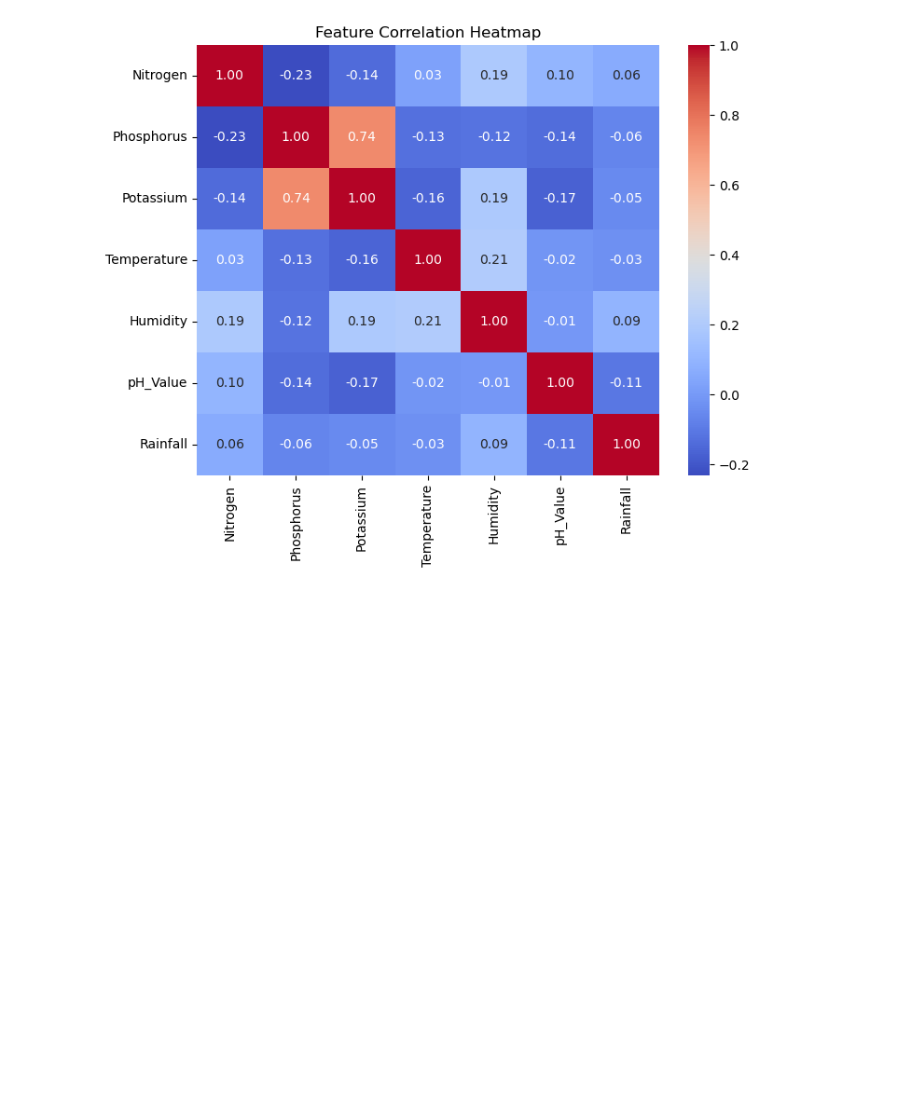
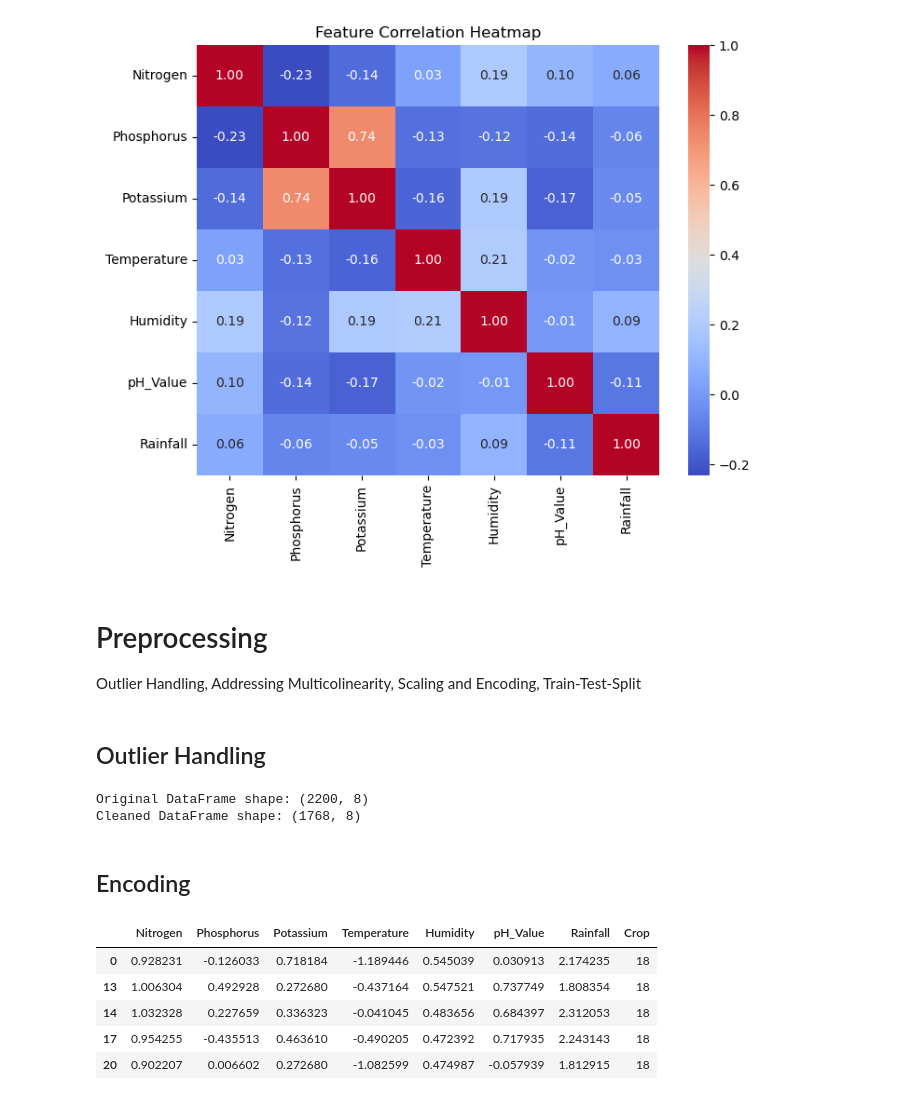
Before and after one commit to Johnnysnipes90/Crop-Recommendation-System, a Jupyter notebook: notebooks/Load and Explore.ipynb, the cells around one changed output. Saved outputs shown, nothing was run; the diff lists cells and outputs as text; code cells hidden in the pictures; blank space fills up the shorter version.

Commit message:
preprocessing

```diff
--- a/notebooks/Load and Explore.ipynb
+++ b/notebooks/Load and Explore.ipynb
@@ -234,3 +234,68 @@ plt.title("Feature Correlation Heatmap")
 plt.show()
 # %% [output]
 [figure]
+# %% [markdown]
+# Preprocessing
+Outlier Handling, Addressing Multicolinearity, Scaling and Encoding, Train-Test-Split
+# %% [markdown]
+## Outlier Handling
+# %%
+def remove_outliers(df, threshold=1.5):
+    """
+    Remove outliers from a DataFrame using the IQR method.
+
+    Parameters:
+        df (pd.DataFrame): The DataFrame containing the data.
+        threshold (float): The multiplier for the IQR to define outlier boundaries.
+
+    Returns:
+        pd.DataFrame: A new DataFrame with outliers removed.
+    """
+    # Automatically select numeric columns
+    numeric_cols = df.select_dtypes(include=['number']).columns
+
+    # Create a copy of the DataFrame to avoid modifying the original
+    filtered_df = df.copy()
+
+    for col in numeric_cols:
+        # Calculate Q1 (25th percentile) and Q3 (75th percentile)
+        Q1 = df[col].quantile(0.25)
+        Q3 = df[col].quantile(0.75)
+
+        # Calculate the Interquartile Range (IQR)
+        IQR = Q3 - Q1
+
+        # Define lower and upper bounds for outliers
+        lower_bound = Q1 - threshold * IQR
+        upper_bound = Q3 + threshold * IQR
+
+        # Remove rows with outliers
+        filtered_df = filtered_df[(filtered_df[col] >= lower_bound) & (filtered_df[col] <= upper_bound)]
+
+    return filtered_df
+
+# Remove outliers and return a cleaned DataFrame
+df_cleaned = remove_outliers(df)
+print(f"Original DataFrame shape: {df.shape}")
+print(f"Cleaned DataFrame shape: {df_cleaned.shape}")
+# %% [output]
+Original DataFrame shape: (2200, 8)
+Cleaned DataFrame shape: (1768, 8)
+# %% [markdown]
+## Encoding
+# %%
+from sklearn.preprocessing import StandardScaler, LabelEncoder
+
+scaler = StandardScaler()
+df_cleaned[numeric_features] = scaler.fit_transform(df_cleaned[numeric_features])
+
+encoder = LabelEncoder()
+df_cleaned['Crop'] = encoder.fit_transform(df_cleaned['Crop'])
+df_cleaned.head()
+# %% [output]
+|  | Nitrogen | Phosphorus | Potassium | Temperature | Humidity | pH_Value | Rainfall | Crop |
+| 0 | 0.928231 | -0.126033 | 0.718184 | -1.189446 | 0.545039 | 0.030913 | 2.174235 | 18 |
+| 13 | 1.006304 | 0.492928 | 0.272680 | -0.437164 | 0.547521 | 0.737749 | 1.808354 | 18 |
+| 14 | 1.032328 | 0.227659 | 0.336323 | -0.041045 | 0.483656 | 0.684397 | 2.312053 | 18 |
+| 17 | 0.954255 | -0.435513 | 0.463610 | -0.490205 | 0.472392 | 0.717935 | 2.243143 | 18 |
+| 20 | 0.902207 | 0.006602 | 0.272680 | -1.082599 | 0.474987 | -0.057939 | 1.812915 | 18 |
```
Also changed, not shown: parts of 5 cells of this notebook.
